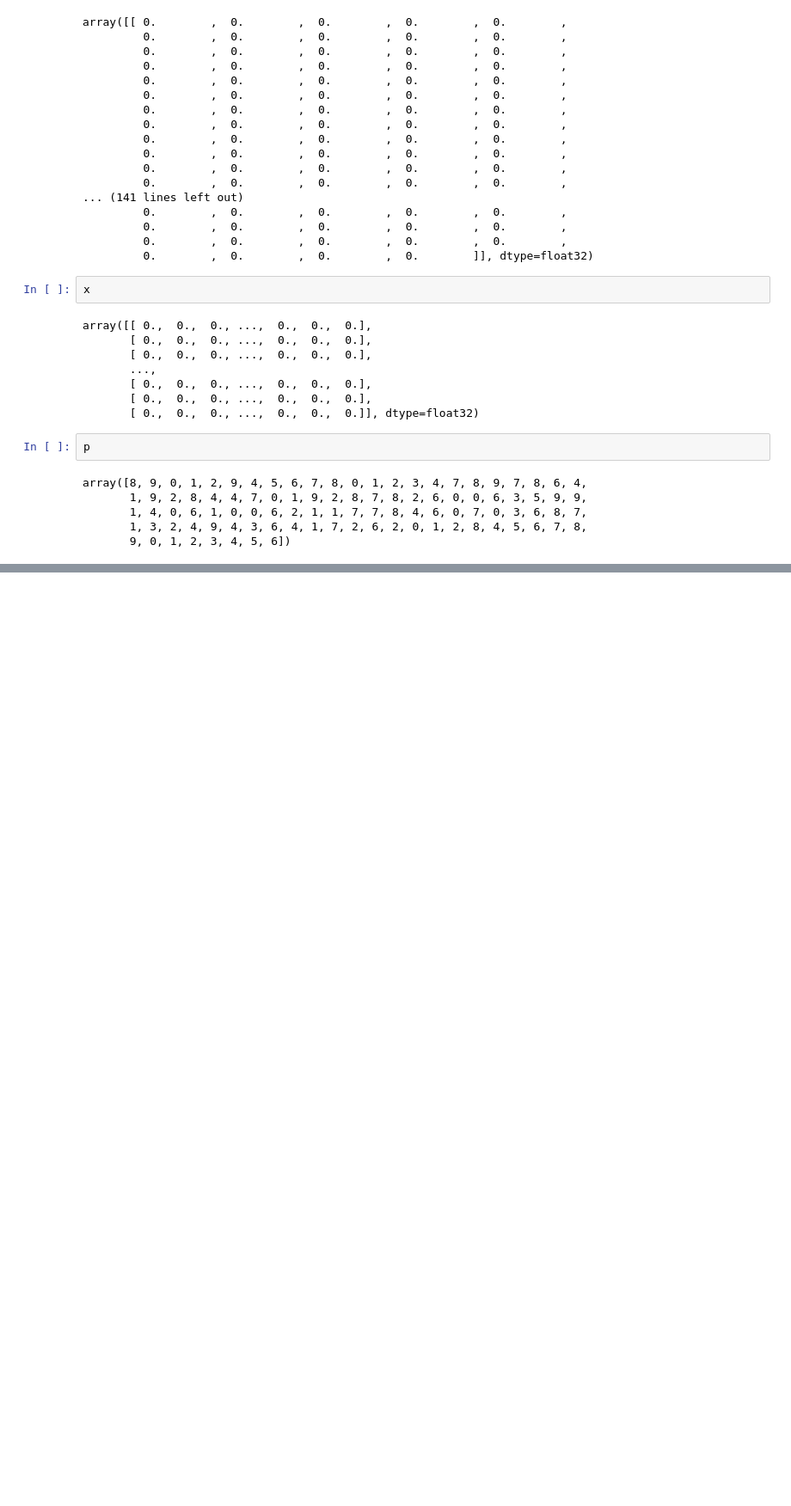
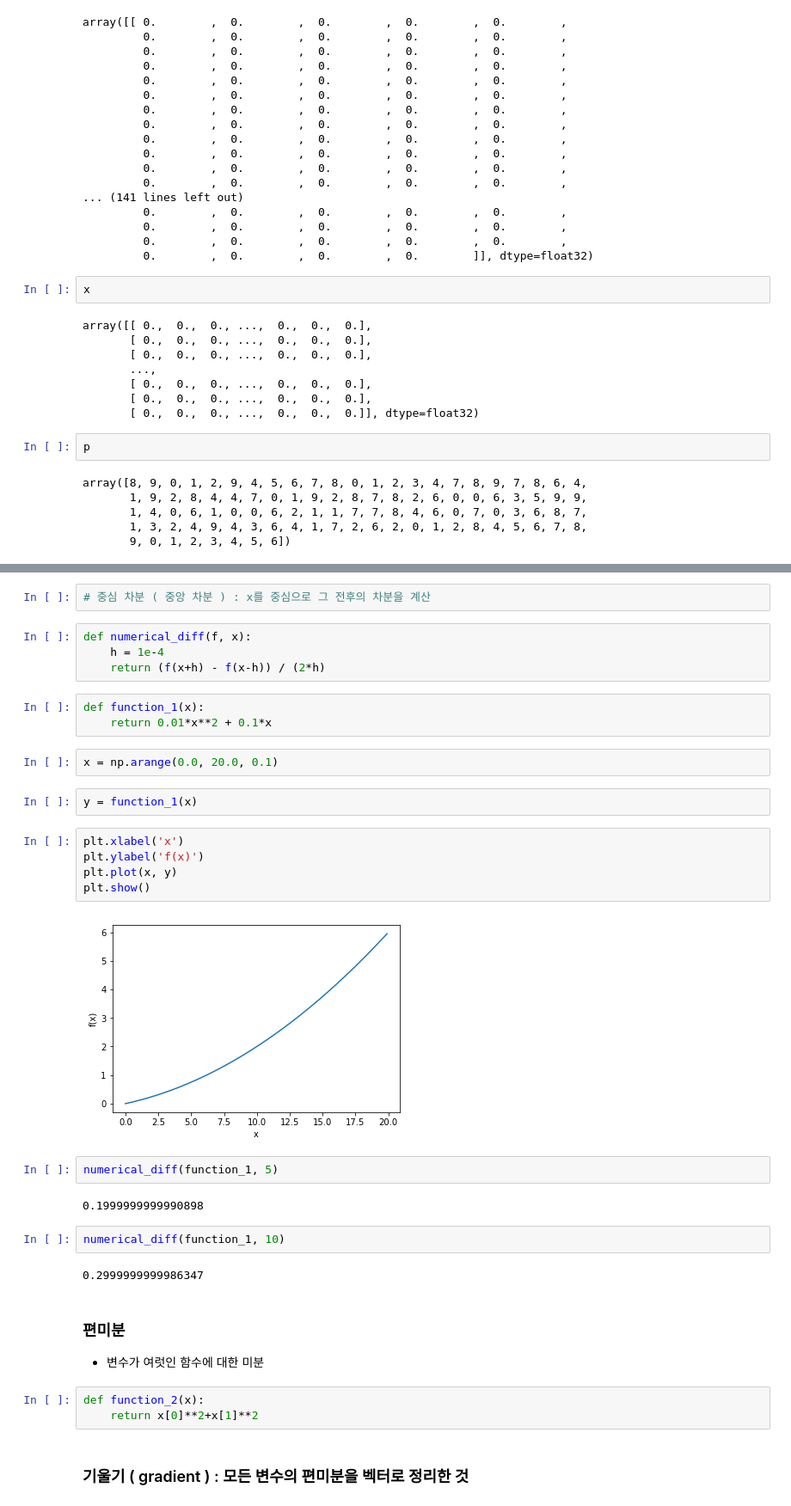
Before and after one commit to zzsza/TIL, a Jupyter notebook: deep_learning_from_scratch/Lecture note.ipynb, the cells around one changed output, grey strips where cells are left out. Shown at 86% size. Saved outputs shown, nothing was run; the diff lists cells and outputs as text; blank space fills up the shorter version.

```diff
--- a/deep_learning_from_scratch/Lecture note.ipynb
+++ b/deep_learning_from_scratch/Lecture note.ipynb
@@ -481,0 +617,36 @@ array([8, 9, 0, 1, 2, 9, 4, 5, 6, 7, 8, 0, 1, 2, 3, 4, 7, 8, 9, 7, 8, 6, 4,
+# %%
+# 중심 차분 ( 중앙 차분 ) : x를 중심으로 그 전후의 차분을 계산
+# %%
+def numerical_diff(f, x):
+    h = 1e-4
+    return (f(x+h) - f(x-h)) / (2*h)
+# %%
+def function_1(x):
+    return 0.01*x**2 + 0.1*x
+# %%
+x = np.arange(0.0, 20.0, 0.1)
+# %%
+y = function_1(x)
+# %%
+plt.xlabel('x')
+plt.ylabel('f(x)')
+plt.plot(x, y)
+plt.show()
+# %% [output]
+[figure, added]
+# %%
+numerical_diff(function_1, 5)
+# %% [output]
+0.1999999999990898
+# %%
+numerical_diff(function_1, 10)
+# %% [output]
+0.2999999999986347
+# %% [markdown]
+### 편미분
+- 변수가 여럿인 함수에 대한 미분
+# %%
+def function_2(x):
+    return x[0]**2+x[1]**2
+# %% [markdown]
+### 기울기 ( gradient ) : 모든 변수의 편미분을 벡터로 정리한 것
```
Also changed, not shown: parts of 48 cells of this notebook.
